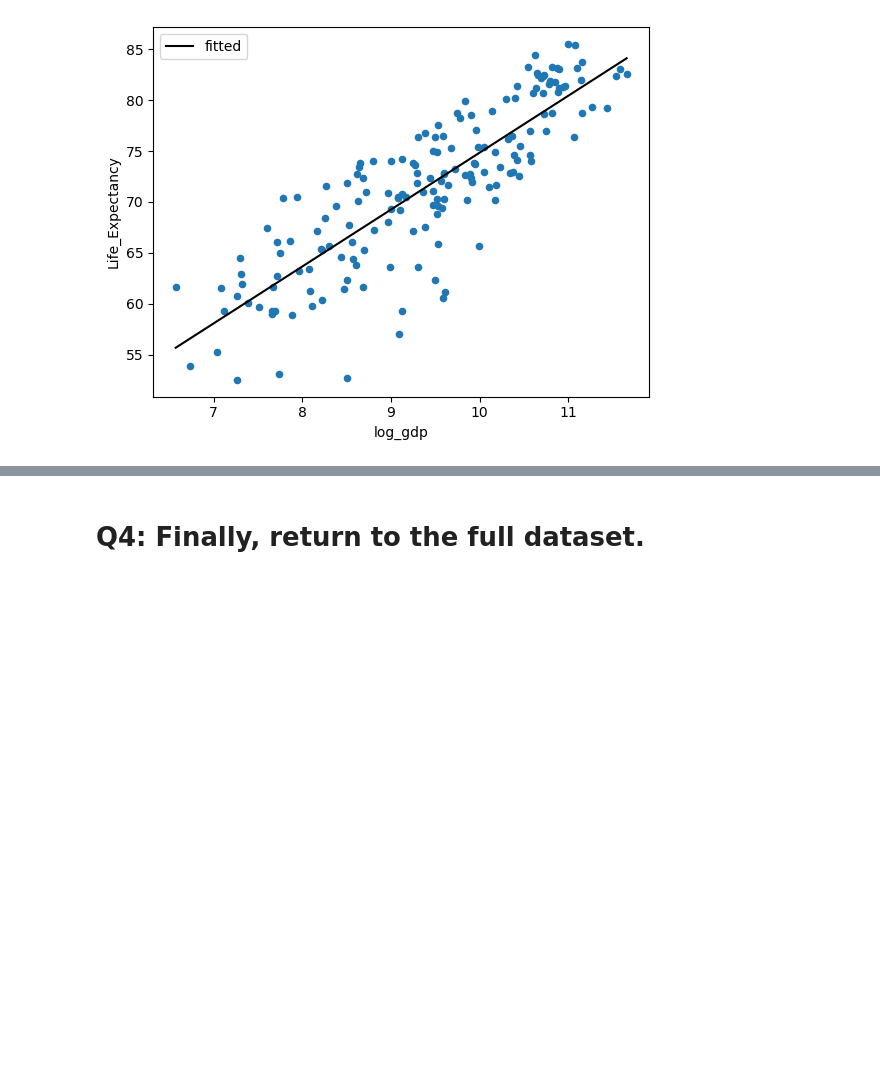
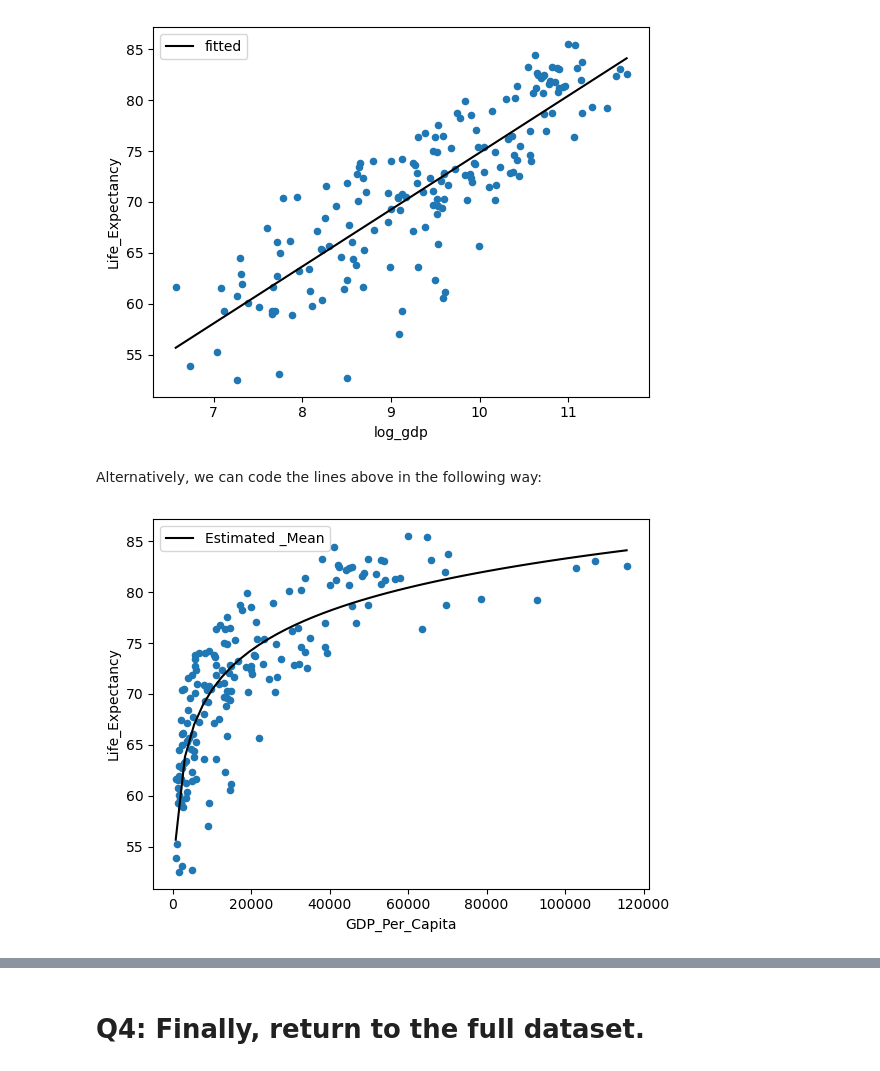
Before and after one commit to nss-data-science-cohort-8/un-linear-regression-MultidisciplinaryDeepDives, a Jupyter notebook: notebooks/UN_LinearRegression_In-ClassProject.ipynb, the cells around one changed output, grey strips where cells are left out. Saved outputs shown, nothing was run; the diff lists cells and outputs as text; code cells hidden in the pictures; blank space fills up the shorter version.

```diff
--- a/notebooks/UN_LinearRegression_In-ClassProject.ipynb
+++ b/notebooks/UN_LinearRegression_In-ClassProject.ipynb
@@ -644,3 +694,14 @@ fit_df['fitted'] = lm.predict(fit_df)
 fit_df.plot(x = 'log_gdp', y = 'fitted', ax = ax, color = 'black', label = 'fitted');
 # %% [output]
 [figure]
+# %% [markdown]
+Alternatively, we can code the lines above in the following way:
+# %%
+est_df = pd.DataFrame({'GDP_Per_Capita': np.linspace(gdp_le_2021['GDP_Per_Capita'].min(), gdp_le_2021['GDP_Per_Capita'].max())})
+est_df['Estimated _Mean'] = lr_le_log_gdp.predict(est_df)
+
+fig, ax = plt.subplots ()
+gdp_le_2021.plot(kind="scatter", x='GDP_Per_Capita', y='Life_Expectancy', ax=ax)
+est_df.plot(x='GDP_Per_Capita', y='Estimated _Mean', ax=ax, color="black");
+# %% [output]
+[figure, added]
```
Also changed, not shown: parts of 27 cells of this notebook.
